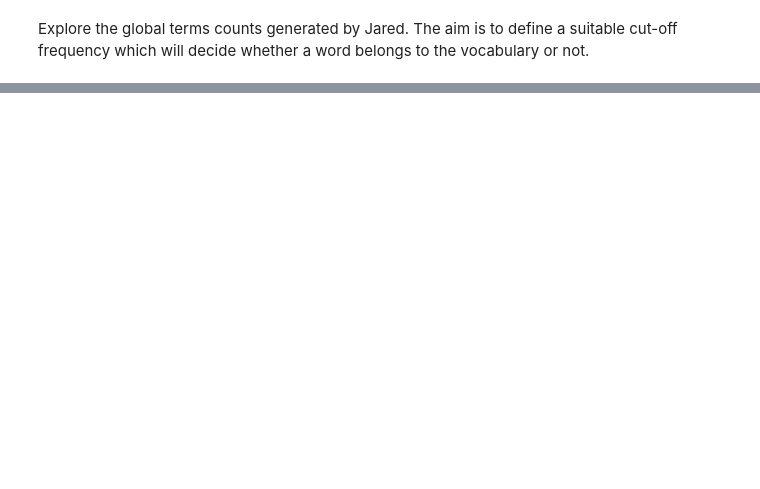
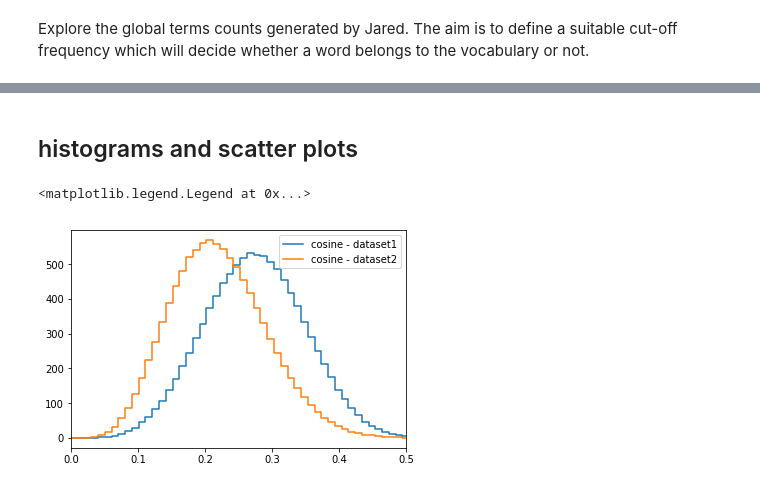
Before and after one commit to jlorince/wos-text-dynamics, a Jupyter notebook: notebooks/doc2vec_robustness_correlations.ipynb, the cells around one changed output, grey strips where cells are left out. Cells and saved outputs as stored; diff of their text form; code cells hidden in the pictures; blank space fills up the shorter version.

```diff
--- a/notebooks/doc2vec_robustness_correlations.ipynb
+++ b/notebooks/doc2vec_robustness_correlations.ipynb
@@ -15,5 +24,5 @@ from scipy.spatial.distance import pdist,cdist
 # %%
 ## general path
-path_data = os.path.abspath('/home/visitors/gerlach/Dropbox (Uzzi Lab)/WoS/wos-text-dynamics-data/d2v-wos')
+path_data = os.path.abspath('/scratch2/gerlach/Dropbox (Uzzi Lab)/WoS/wos-text-dynamics-data/d2v-wos')
 print(path_data)
 # %% [output]
@@ -21,4 +52,27 @@ print(path_data)
 # %%
-N_pairs = 10**5
+
+N_pairs = 10**6
 N =  22606989
-n_seed = 12
+n_seed = 10
+metric = 'cosine'
+# %%
+# np.random.seed(n_seed)
+i1,i2=0,0
+list_dist_x1 = []
+list_dist_x2 = []
+
+for i in range(N_pairs):
+    if i%100==0:
+        print(i)
+    i1,i2=0,0
+    while i1 == i2:
+        i1,i2 = np.random.randint(N,size=2)#np.random.choice(N,size=2,replace=False)
+
+    ## distance in dataset 1
+    vec1,vec2 = x1[i1],x1[i2]
+    s = pdist([vec1,vec2],metric=metric)[0]
+    list_dist_x1 += [s]
+    ## distance in dataset 2
+    vec1,vec2 = x2[i1],x2[i2]
+    s = pdist([vec1,vec2],metric=metric)[0]
+    list_dist_x2 += [s]
@@ -24,0 +97,19 @@ n_seed = 12
+# %% [markdown]
+## histograms and scatter plots
+# %%
+arr_bins = np.linspace(0.0,2.0,100)
+H1,edges1 = np.histogram(list_dist_x1,bins=arr_bins)
+H1 = H1/len(H1)
+H1 = np.append(H1,0.0)
+
+H2,edges2 = np.histogram(list_dist_x2,bins=arr_bins)
+H2 = H2/len(H2)
+H2 = np.append(H2,0.0)
+# %%
+plt.step(arr_bins,H1,where='post',label='cosine - dataset1')
+plt.step(arr_bins,H2,where='post',label='cosine - dataset2')
+plt.xlim(0,0.5)
+plt.legend()
+# %% [output]
+<matplotlib.legend.Legend at 0x...>
+[figure, added]
```
Also changed, not shown: parts of 27 cells of this notebook.
